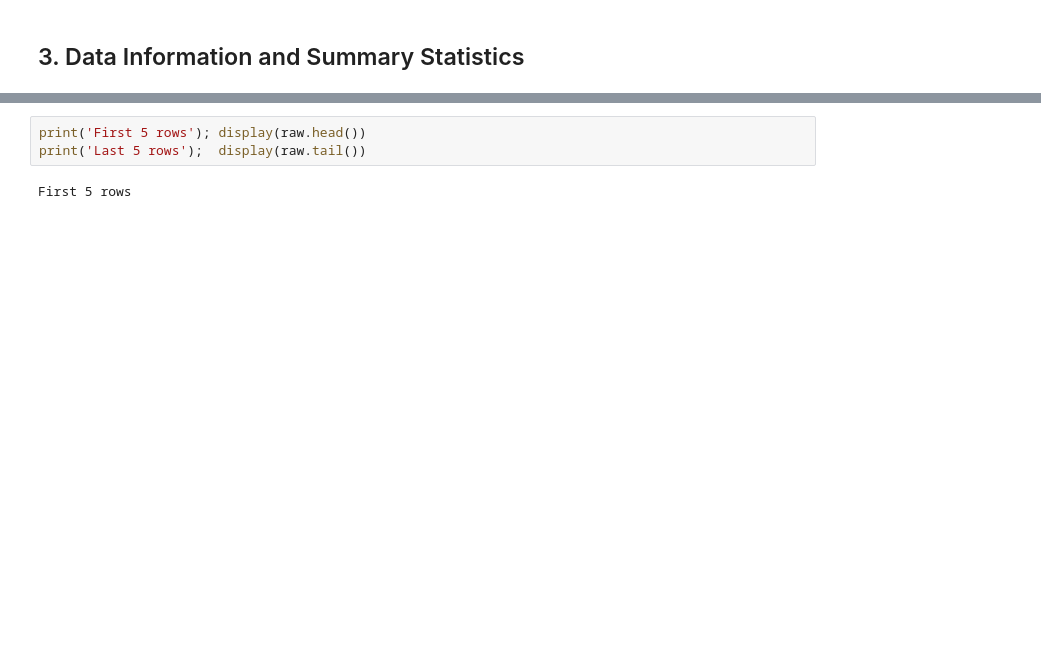
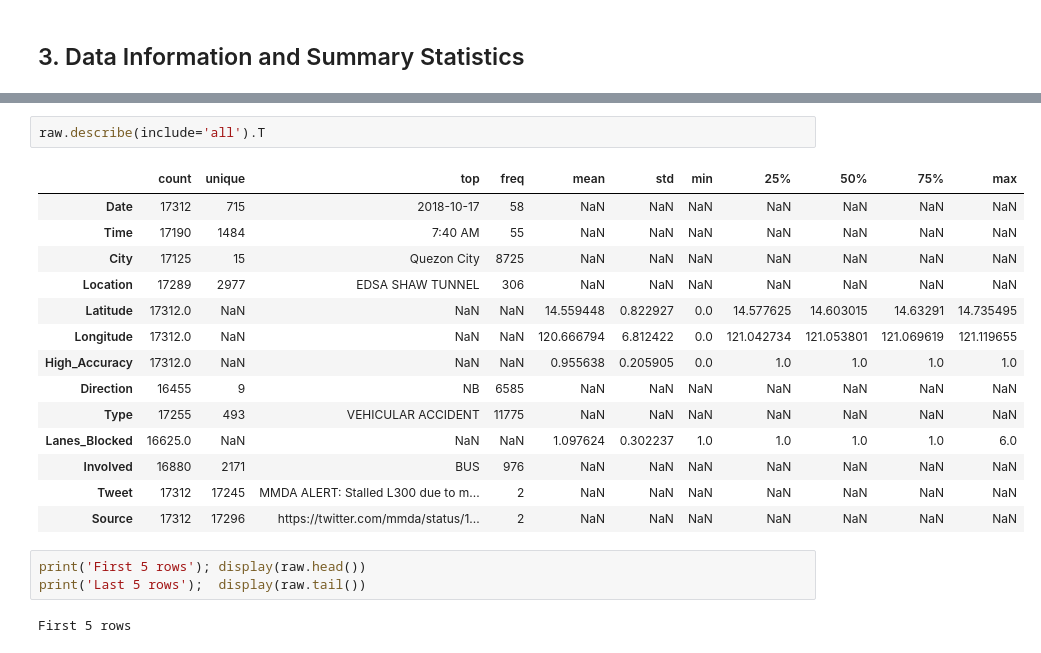
Before and after one commit to ralphflores-exe/CASE_STUDY, a Jupyter notebook: Pasig_Traffic_Incident_Regression.ipynb, the cells around one changed output, grey strips where cells are left out. Drawn from its saved outputs; the diff is of its cells as text; blank space fills up the shorter version.

```diff
--- a/Pasig_Traffic_Incident_Regression.ipynb
+++ b/Pasig_Traffic_Incident_Regression.ipynb
@@ -114,3 +121,20 @@ memory usage: 1.7 MB
+# %%
+raw.describe(include='all').T
+# %% [output]
+|  | count | unique | top | freq | mean | std | min | 25% | 50% | 75% | max |
+| Date | 17312 | 715 | 2018-10-17 | 58 | NaN | NaN | NaN | NaN | NaN | NaN | NaN |
+| Time | 17190 | 1484 | 7:40 AM | 55 | NaN | NaN | NaN | NaN | NaN | NaN | NaN |
+| City | 17125 | 15 | Quezon City | 8725 | NaN | NaN | NaN | NaN | NaN | NaN | NaN |
+| Location | 17289 | 2977 | EDSA SHAW TUNNEL | 306 | NaN | NaN | NaN | NaN | NaN | NaN | NaN |
+| Latitude | 17312.0 | NaN | NaN | NaN | 14.559448 | 0.822927 | 0.0 | 14.577625 | 14.603015 | 14.63291 | 14.735495 |
+| Longitude | 17312.0 | NaN | NaN | NaN | 120.666794 | 6.812422 | 0.0 | 121.042734 | 121.053801 | 121.069619 | 121.119655 |
+| High_Accuracy | 17312.0 | NaN | NaN | NaN | 0.955638 | 0.205905 | 0.0 | 1.0 | 1.0 | 1.0 | 1.0 |
+| Direction | 16455 | 9 | NB | 6585 | NaN | NaN | NaN | NaN | NaN | NaN | NaN |
+| Type | 17255 | 493 | VEHICULAR ACCIDENT | 11775 | NaN | NaN | NaN | NaN | NaN | NaN | NaN |
+| Lanes_Blocked | 16625.0 | NaN | NaN | NaN | 1.097624 | 0.302237 | 1.0 | 1.0 | 1.0 | 1.0 | 6.0 |
+| Involved | 16880 | 2171 | BUS | 976 | NaN | NaN | NaN | NaN | NaN | NaN | NaN |
+| Tweet | 17312 | 17245 | MMDA ALERT: Stalled L300 due to m... | 2 | NaN | NaN | NaN | NaN | NaN | NaN | NaN |
+| Source | 17312 | 17296 | https://twitter.com/mmda/status/1... | 2 | NaN | NaN | NaN | NaN | NaN | NaN | NaN |
 # %%
 print('First 5 rows'); display(raw.head())
 print('Last 5 rows');  display(raw.tail())
```
Also changed, not shown: parts of 20 cells of this notebook.
